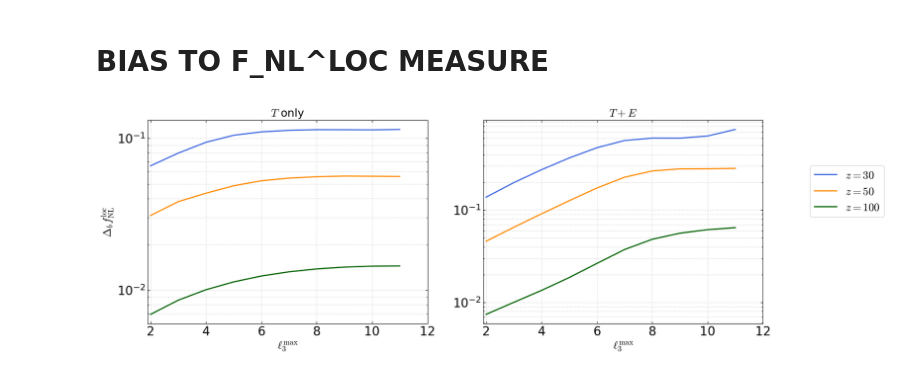
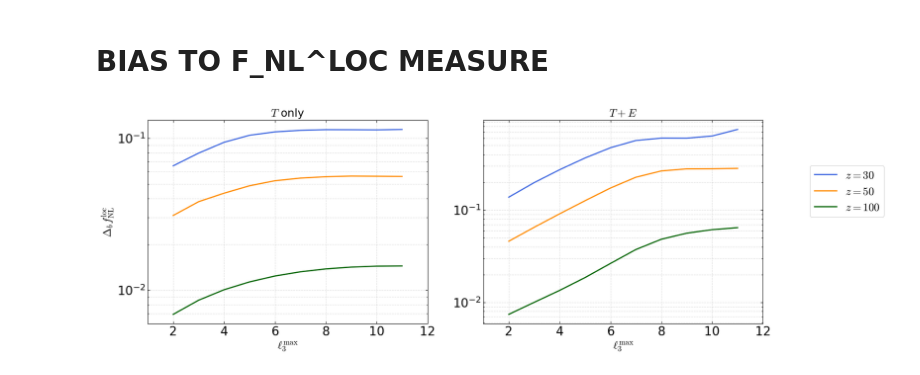
Before and after one commit to GiorgioOrlando/21cm_CMB_cross, a Jupyter notebook: 21_cm_Thomas.ipynb, the cells around one changed output. Drawn from its saved outputs; the diff is of its cells as text; code cells hidden in the pictures.

```diff
--- a/21_cm_Thomas.ipynb
+++ b/21_cm_Thomas.ipynb
@@ -3038,39 +3041,39 @@ ax1.set_xlabel(r'$\ell^{\rm max}_3$', fontsize=18)
 ax2.set_xlabel(r'$\ell^{\rm max}_3$', fontsize=18)
 
 
-ax1.set_xlim(1.9,12)
-ax2.set_xlim(1.9,12)
+ax1.set_xlim(1,12)
+ax2.set_xlim(1,12)
 
 
 ax1.set_ylabel(r'$\Delta_b f_{\rm NL}^{\rm loc}$', fontsize=18)
 
 
 ax1.set_yscale('log')
 ax2.set_yscale('log')
 
 
 ax1.plot(l3list,np.sqrt(FisherInfo_sec_T_30[:,-1]/FisherInfo_prim_T_30[:,-1]), label = r'$z=30$', color = 'royalblue', linewidth = 2, linestyle = '-', zorder = 10)
 ax1.plot(l3list,np.sqrt(FisherInfo_sec_T_50[:,-1]/FisherInfo_prim_T_50[:,-1]), label = r'$z=50$', color = 'darkorange', linewidth = 2, linestyle = '-', zorder = 10)
 ax1.plot(l3list,np.sqrt(FisherInfo_sec_T_100[:,-1]/FisherInfo_prim_T_100[:,-1]), label = r'$z=100$', color = 'darkgreen', linewidth = 2, linestyle = '-', zorder = 10)
 
 ax2.plot(l3list,np.sqrt(FisherInfo_sec_TE_30[:,-1]/FisherInfo_prim_TE_30[:,-1]), label = r'$z=30$', color = 'royalblue', linewidth = 2, linestyle = '-', zorder = 10)
 ax2.plot(l3list,np.sqrt(FisherInfo_sec_TE_50[:,-1]/FisherInfo_prim_TE_50[:,-1]), label = r'$z=50$', color = 'darkorange', linewidth = 2, linestyle = '-', zorder = 10)
 ax2.plot(l3list,np.sqrt(FisherInfo_sec_TE_100[:,-1]/FisherInfo_prim_TE_100[:,-1]), label = r'$z=100$', color = 'darkgreen', linewidth = 2, linestyle = '-', zorder = 10)
 
 
 ax2.legend(bbox_to_anchor=(1.30, 0.65), loc='center', ncol = 1, borderaxespad=0., fontsize=18)#(loc='best', fontsize=20)
 
 
 ax1.tick_params(axis='both', which='both', direction='in', top=True, right=True, labelsize=20)
 ax1.grid(True, which='both',linestyle='--', alpha = 0.4)
 
 ax2.tick_params(axis='both', which='both', direction='in', top=True, right=True, labelsize=20)
 ax2.grid(True, which='both',linestyle='--', alpha = 0.4)
 
 # plt.ylim([1e-13,7e1])
 
 # ax1.set_ylim([1.4e-6,6.2e-6])
 plt.savefig("plots/biasfNLvsl3.pdf", dpi=300, bbox_inches='tight')
 plt.show()
 # %% [output]
-[figure, old version]
+[figure, new version]
```
Also changed, not shown: parts of 59 cells of this notebook, 27 other files.
